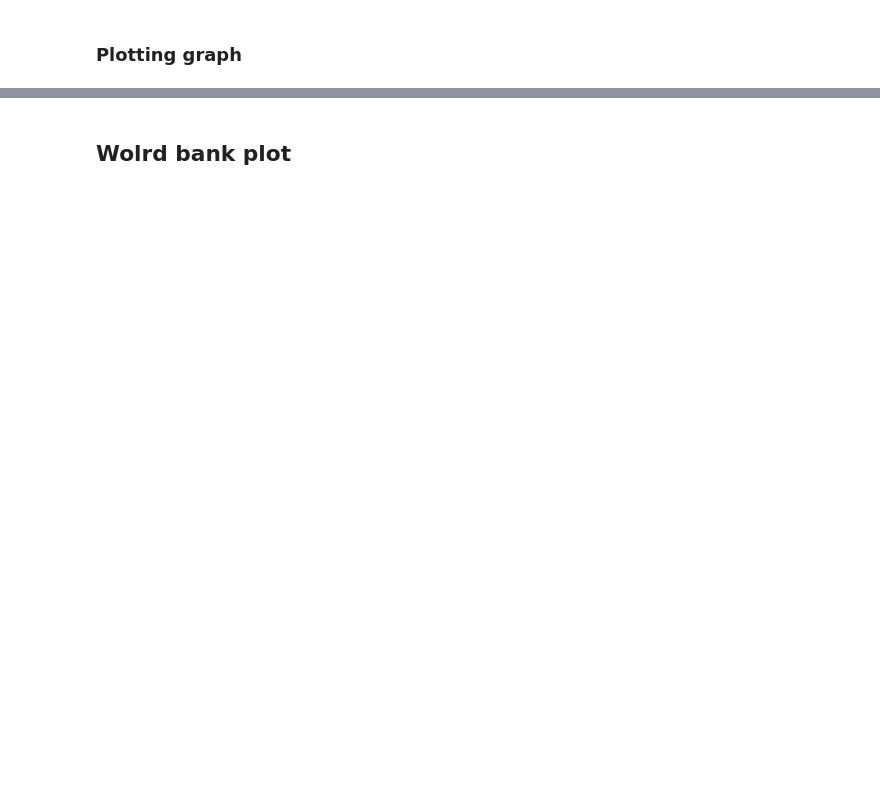
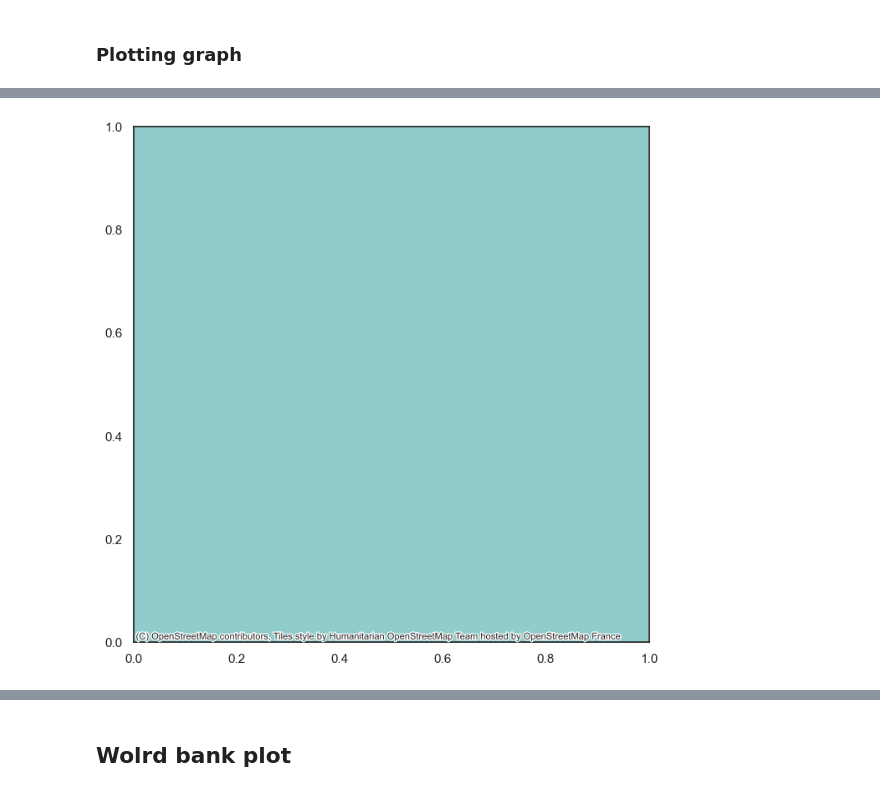
Before and after one commit to KassoumHabibou/Unequal-Plate, a Jupyter notebook: 00_time_line.ipynb, the cells around one changed output, grey strips where cells are left out. Drawn from its saved outputs; the diff is of its cells as text; code cells hidden in the pictures; blank space fills up the shorter version.

```diff
--- a/00_time_line.ipynb
+++ b/00_time_line.ipynb
@@ -1044,21 +1044,23 @@ plt.savefig(os.getcwd() + '\\output\\img\\cyclone by name.jpeg', bbox_inches='ti
 # %%
-#fig, ax = plt.subplots(nrows=1,ncols=1,figsize=(12,7))
-#dmg_roanu.apply(lambda x: ax.annotate(text=x['NAME_2'], xy=x.geometry.centroid.coords[0], ha='center', fontsize=8), axis=1)
-color_steps_adm = plt.colormaps['Greys'].resampled(4)
-#color_steps_adm = ['light-gray','dark-gray','gray','black']plt.colormaps['Greys'].resampled(4)
-color_steps_path = plt.colormaps['rocket'].resampled(4)
-# bgd_plot=dmg_roanu.plot(ax=ax, lw=0.7, alpha=0.45,column="Affected_people_quartile", scheme='User_Defined', missing_kwds=dict(color='white'), classification_kwds=dict(bins=rounded_quantiles), cmap=cmap, edgecolor='0.8', legend=True, legend_kwds={"loc": "upper left", "bbox_to_anchor": (0, 0.15),
-#                         'markerscale':1.29,'title_fontsize':'medium', 'fontsize':'small', "interval": False, "title":"Affected hh","title_fontsize":"medium"})
+# #fig, ax = plt.subplots(nrows=1,ncols=1,figsize=(12,7))
+# #dmg_roanu.apply(lambda x: ax.annotate(text=x['NAME_2'], xy=x.geometry.centroid.coords[0], ha='center', fontsize=8), axis=1)
+# color_steps_adm = plt.colormaps['Greys'].resampled(4)
+# #color_steps_adm = ['light-gray','dark-gray','gray','black']plt.colormaps['Greys'].resampled(4)
+# color_steps_path = plt.colormaps['rocket'].resampled(4)
+# # bgd_plot=dmg_roanu.plot(ax=ax, lw=0.7, alpha=0.45,column="Affected_people_quartile", scheme='User_Defined', missing_kwds=dict(color='white'), classification_kwds=dict(bins=rounded_quantiles), cmap=cmap, edgecolor='0.8', legend=True, legend_kwds={"loc": "upper left", "bbox_to_anchor": (0, 0.15),
+# #                         'markerscale':1.29,'title_fontsize':'medium', 'fontsize':'small', "interval": False, "title":"Affected hh","title_fontsize":"medium"})
 
-#plt_dmg = dmg_roanu.plot(ax=ax, lw=0.7, alpha=0.45,column="Affected_people_quartile",categorical=True, missing_kwds={"color": "lightgrey","edgecolor": "darkred","hatch": "///","label": "No data"}, cmap=plt.get_cmap('Reds', 4), edgecolor='0.8', legend=True, legend_kwds={"loc": "lower left",  'markerscale':1.29, 'title':'Nbr Affected person','title_fontsize':'medium', 'fontsize':'small', "title_fontsize":"medium"})
-# "bbox_to_anchor": (0.3, 0.15),
-# need to
-# we are using an extent around Mexico for the examples
-extent = (2000000, 270000, 1800000, 3800000)
-#Now adding in the basemap imagery
-fig, ax = plt.subplots(figsize=(8, 8))
-ax.axis(extent)
-cx.add_basemap(ax, zoom=8)
+# #plt_dmg = dmg_roanu.plot(ax=ax, lw=0.7, alpha=0.45,column="Affected_people_quartile",categorical=True, missing_kwds={"color": "lightgrey","edgecolor": "darkred","hatch": "///","label": "No data"}, cmap=plt.get_cmap('Reds', 4), edgecolor='0.8', legend=True, legend_kwds={"loc": "lower left",  'markerscale':1.29, 'title':'Nbr Affected person','title_fontsize':'medium', 'fontsize':'small', "title_fontsize":"medium"})
+# # "bbox_to_anchor": (0.3, 0.15),
+# # need to
+# # we are using an extent around Mexico for the examples
+# extent = (2000000, 270000, 1800000, 3800000)
+# #Now adding in the basemap imagery
+# fig, ax = plt.subplots(figsize=(8, 8))
+# #ax.axis(extent)
+# cx.add_basemap(ax=ax, zoom=8)
+# %% [output]
+[figure, added]
 # %%
 ax = dmg_mora.to_crs('EPSG:3857').plot(figsize=(15,10), lw=0.7, alpha=0.45,column="Affected_people_quartile",categorical=True, missing_kwds={"color": "lightgrey","edgecolor": "darkred","hatch": "///","label": "No data"}, cmap=plt.get_cmap('Reds', 4), edgecolor='0.8', legend=True, legend_kwds={"loc": "lower left",  'markerscale':1.29, 'title':'Nbr Affected person','title_fontsize':'medium', 'fontsize':'small', "title_fontsize":"medium"})
 
```
Also changed, not shown: parts of 8 cells of this notebook, 14 other files.
